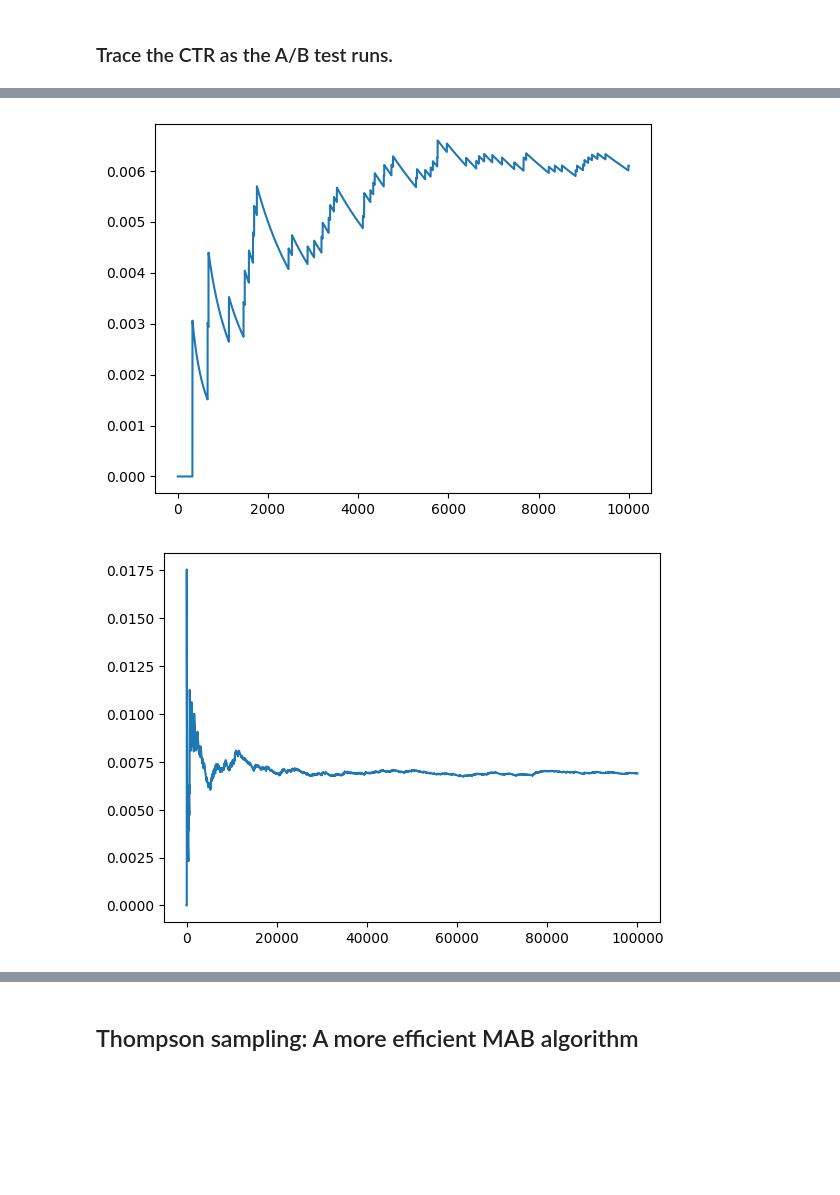
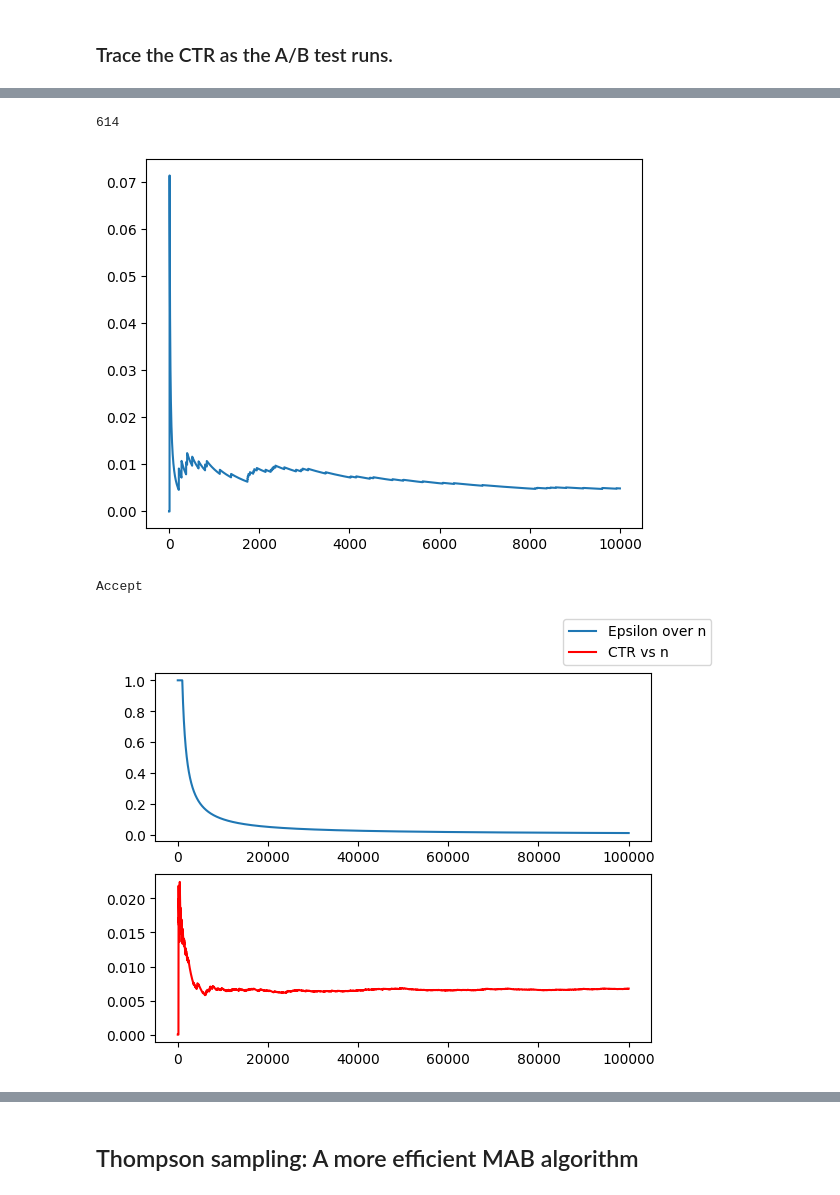
Before and after one commit to alextanhongpin/python-experimentation-for-engineers, a Jupyter notebook: 03_multi_armed_bandit.ipynb, the cells around one changed output, grey strips where cells are left out. Cells and saved outputs as stored; diff of their text form; code cells hidden in the pictures; blank space fills up the shorter version.

```diff
--- a/03_multi_armed_bandit.ipynb
+++ b/03_multi_armed_bandit.ipynb
@@ -34,7 +34,7 @@ def design_ab_test():
 
     # Calculate the number of individual measurements.
     num_ind = (2.48 * sd_1 / prac_sig) ** 2
-    return int(num_ind)
+    return int(np.ceil(num_ind))
 # %%
 import numpy as np
 
@@ -185,9 +186,11 @@ def epsilon_greedy(num_ind, epsilon):
     return ctr_vs_n, used_b
 # %%
 ctr_vs_n, used_b = epsilon_greedy(10000, 0.1)
+print(np.sum(used_b))
 plt.plot(ctr_vs_n);
 # %% [output]
+614
-[figure, old version]
+[figure, new version]
 # %%
 def epsilon_greedy_decay():
     bm_max = 0.01
@@ -250,6 +253,11 @@ def epsilon_greedy_decay():
     return ctr_vs_n, epsilons, accept_reject
 # %%
 ctr_vs_n, epsilons, accept_reject = epsilon_greedy_decay()
-plt.plot(ctr_vs_n);
+print(accept_reject)
+fig, axs = plt.subplots(2, 1)
+axs[0].plot(epsilons, label="Epsilon over n")
+axs[1].plot(ctr_vs_n, label="CTR vs n", c="red")
+fig.legend();
 # %% [output]
+Accept
-[figure, old version]
+[figure, new version]
```
Also changed, not shown: parts of 8 cells of this notebook, 14 other files.
